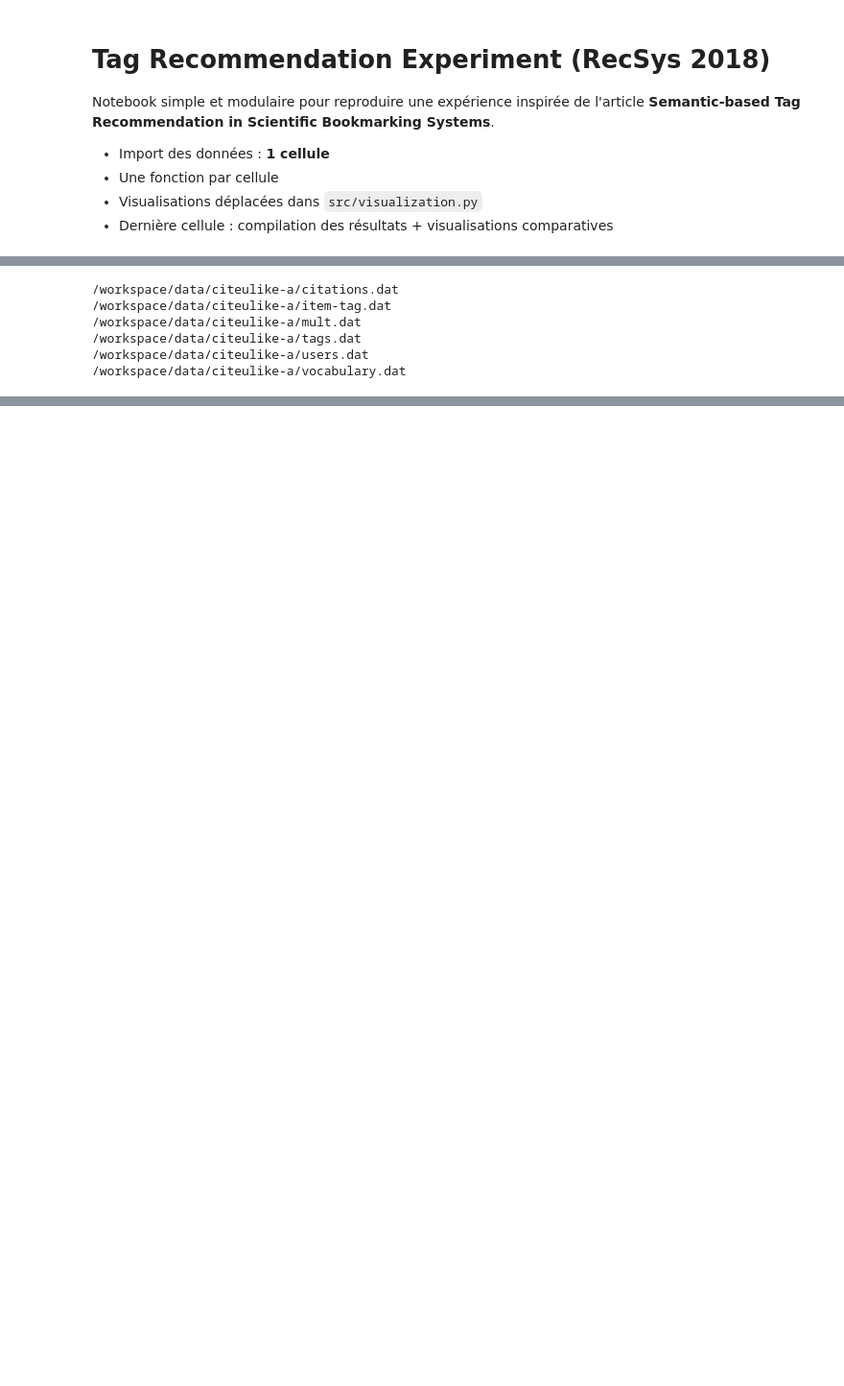
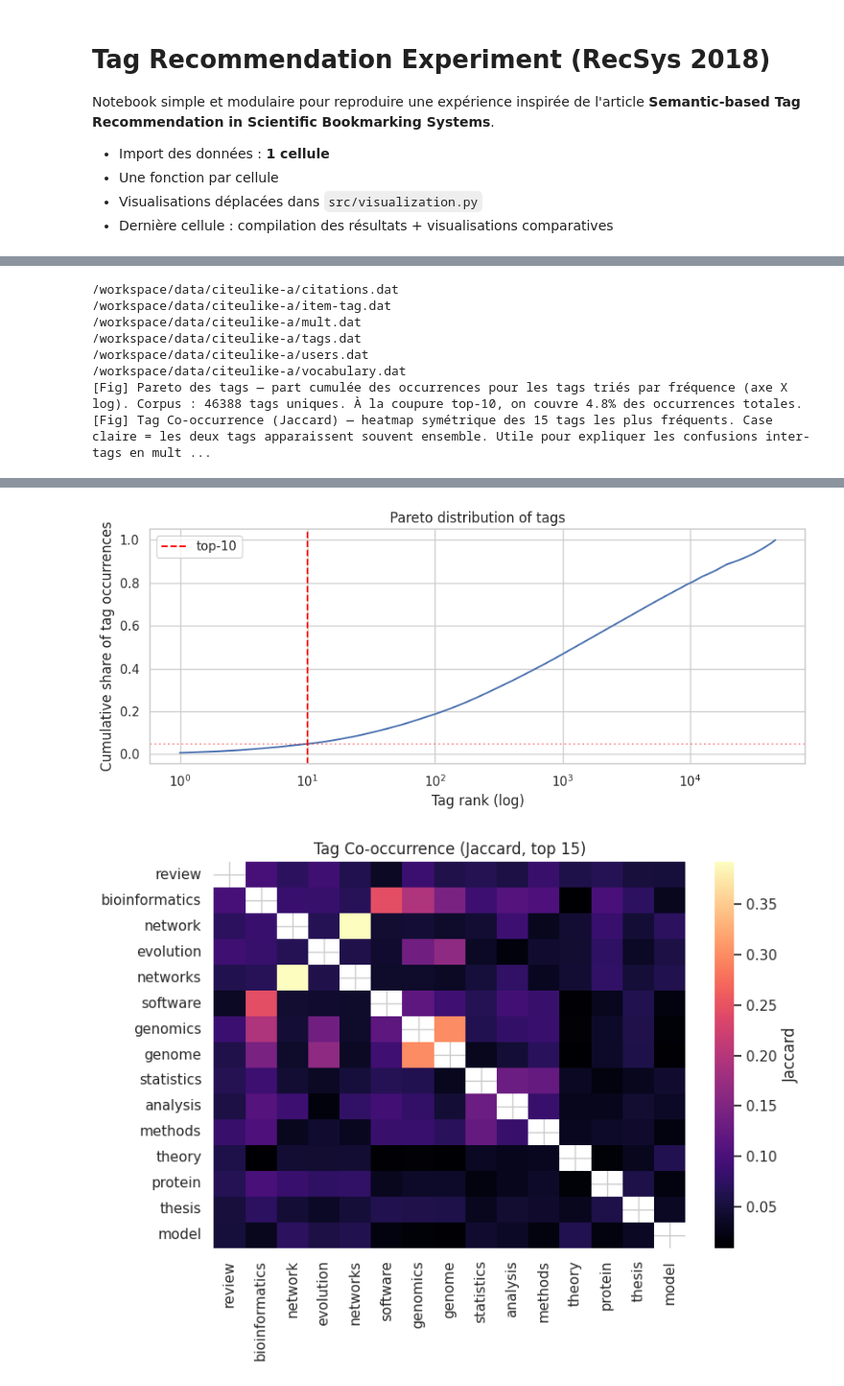
Before and after one commit to WebSemantic-Projet-n-1/projet_session, a Jupyter notebook: tag_reco_experiment.ipynb, the cells around one changed output, grey strips where cells are left out. Shown at 96% size. Drawn from its saved outputs; the diff is of its cells as text; code cells hidden in the pictures; blank space fills up the shorter version.

```diff
--- a/tag_reco_experiment.ipynb
+++ b/tag_reco_experiment.ipynb
@@ -117,9 +147,13 @@ RANDOM_STATE = 42
 # %%
 # Cellule 3 - Import des données (simple, en une cellule)
 def import_data(csv_path: str | Path, top_k_tags: int = 10):
-    df = load_citeulike_a_dataset(csv_path)
+    df = load_citeulike_a_dataset(csv_path, normalize_tags=False)
+    from src.visualization import plot_tag_cooccurrence_heatmap, plot_tag_frequency_pareto
+    plot_tag_frequency_pareto(df, cutoff_k=10)
+    plot_tag_cooccurrence_heatmap(df, top_n=15)
     df = keep_top_k_tags(df, top_k=top_k_tags)
     df = preprocess_text_nltk(df)
+    df = build_sentence_preprocessed(df)
     return text_length_stats(df)
 
 
@@ -132,3 +166,5 @@ df.head()
 /workspace/data/citeulike-a/tags.dat
 /workspace/data/citeulike-a/users.dat
 /workspace/data/citeulike-a/vocabulary.dat
+[Fig] Pareto des tags — part cumulée des occurrences pour les tags triés par fréquence (axe X log). Corpus : 46388 tags uniques. À la coupure top-10, on couvre 4.8% des occurrences totales.
+[Fig] Tag Co-occurrence (Jaccard) — heatmap symétrique des 15 tags les plus fréquents. Case claire = les deux tags apparaissent souvent ensemble. Utile pour expliquer les confusions inter-tags en mult ...
@@ -141,3 +177,5 @@ df.head()
+[figure, added]
+[figure, added]
 # %%
 # Cellule 4 - Fonction de résumé exploration
 def summarize_dataset(df: pd.DataFrame) -> pd.DataFrame:
```
Also changed, not shown: parts of 14 cells of this notebook, 17 other files.
